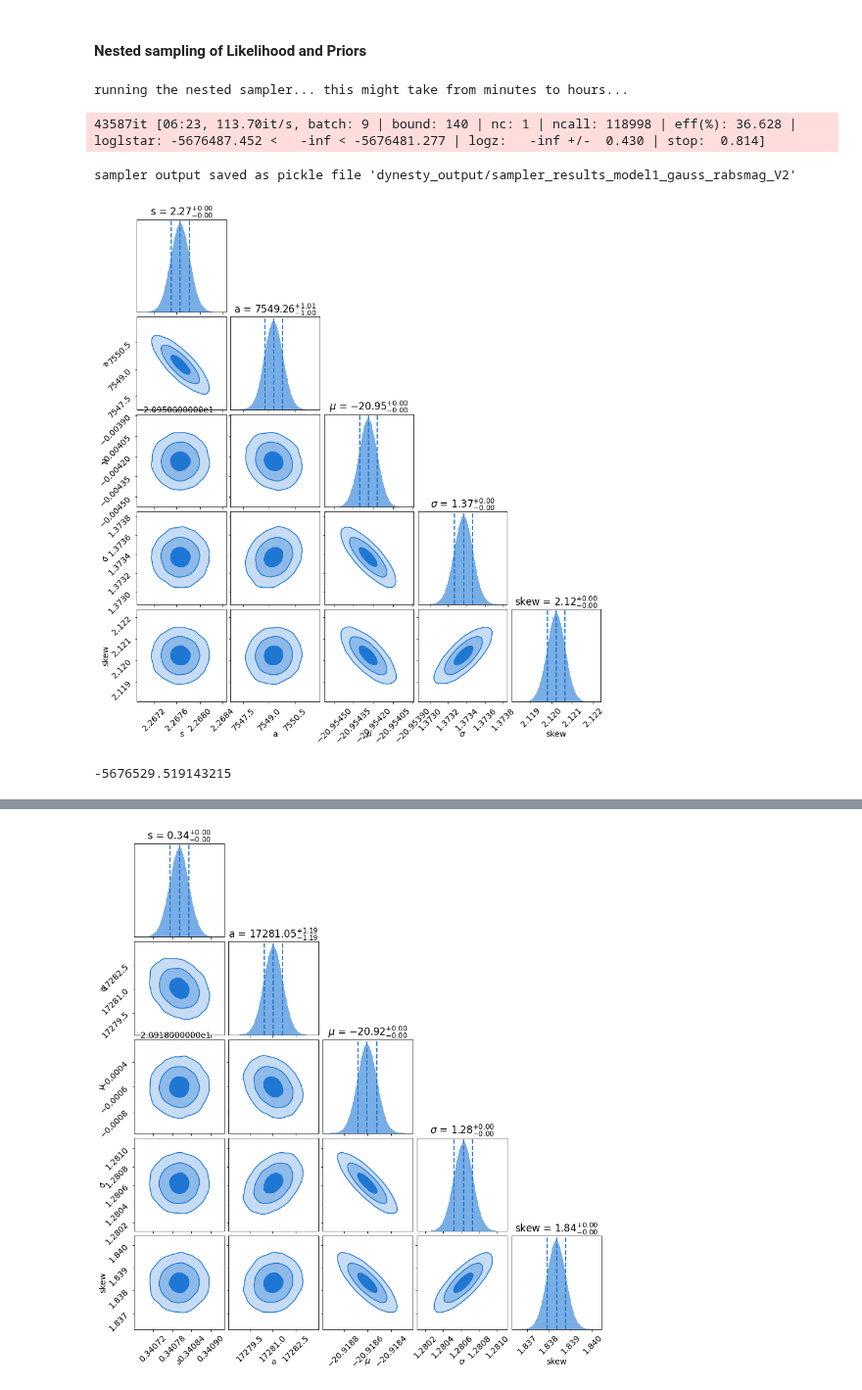
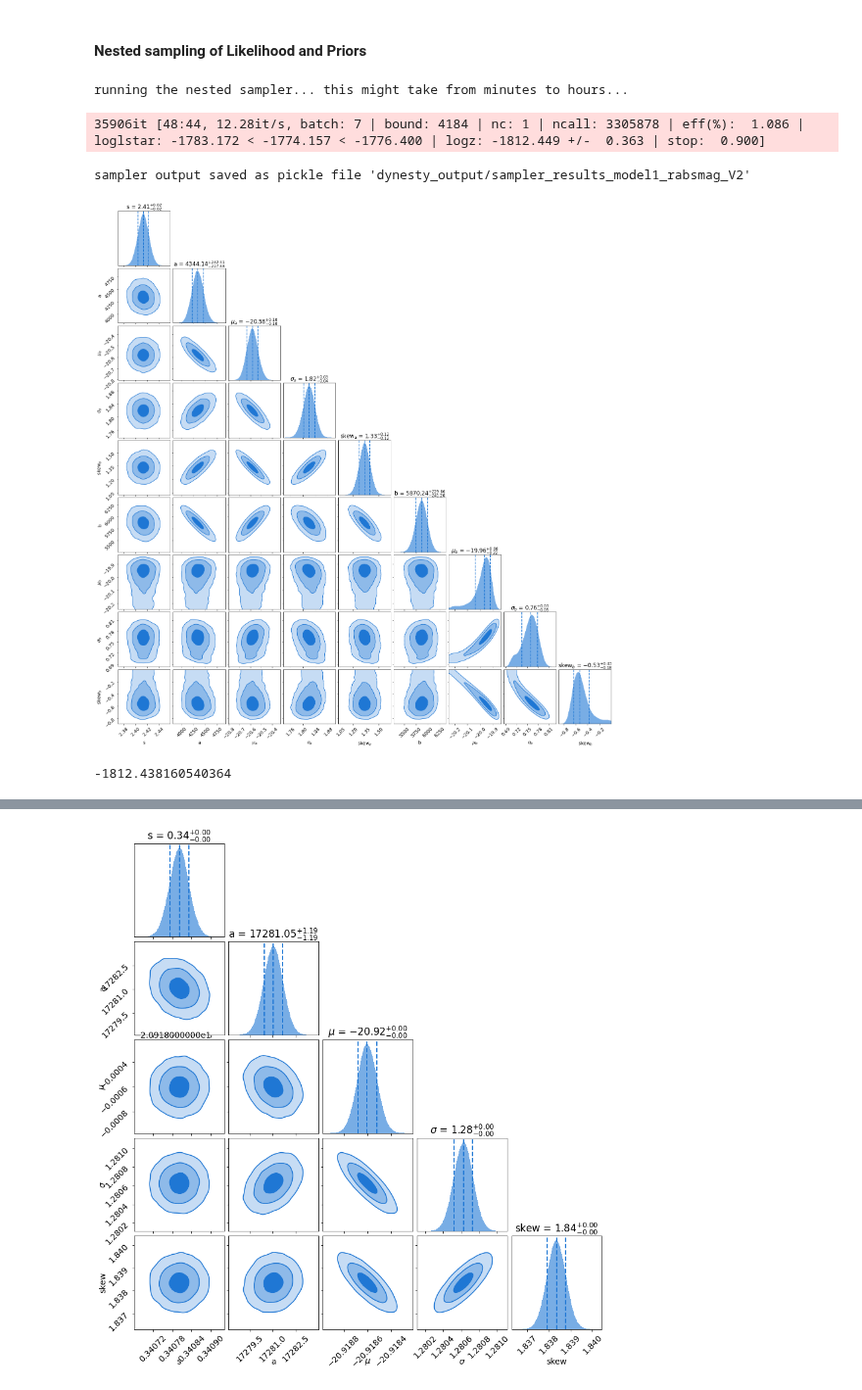
Before and after one commit to DESI-UR/Void_analysis, a Jupyter notebook: nb/Fatima_Zaidouni/Bayes_factors-rabsmag.ipynb, the cells around one changed output, grey strips where cells are left out. Shown at 98% size. Drawn from its saved outputs; the diff is of its cells as text; code cells hidden in the pictures.

Commit message:
Update of V2 void depth plots

```diff
--- a/nb/Fatima_Zaidouni/Bayes_factors-rabsmag.ipynb
+++ b/nb/Fatima_Zaidouni/Bayes_factors-rabsmag.ipynb
@@ -184,34 +217,46 @@ Model_1_sampler(prior_xform1_uni_V2,
                 rabsmag_NSA[wall_v2],
                 rabsmag_NSA[void_v2],
                 rabsmag_bins,
-                1,
+                2,
                 '_rabsmag_V2')
 # %% [output]
 running the nested sampler... this might take from minutes to hours...
-43587it [06:23, 113.70it/s, batch: 9 | bound: 140 | nc: 1 | ncall: 118998 | eff(%): 36.628 | loglstar: -5676487.452 <   -inf < -5676481.277 | logz:   -inf +/-  0.430 | stop:  0.814]
+35906it [48:44, 12.28it/s, batch: 7 | bound: 4184 | nc: 1 | ncall: 3305878 | eff(%):  1.086 | loglstar: -1783.172 < -1774.157 < -1776.400 | logz: -1812.449 +/-  0.363 | stop:  0.900]
-sampler output saved as pickle file 'dynesty_output/sampler_results_model1_gauss_rabsmag_V2'
+sampler output saved as pickle file 'dynesty_output/sampler_results_model1_rabsmag_V2'
 # %%
-temp_infile = open('dynesty_output/sampler_results_model1_gauss_rabsmag_V2.pickle', 'rb')
+#temp_infile = open('dynesty_output/sampler_results_model1_gauss_rabsmag_V2.pickle', 'rb')
+temp_infile = open('dynesty_output/sampler_results_model1_rabsmag_V2.pickle', 'rb')
 dres1_V2_rabsmag = pickle.load(temp_infile)
 temp_infile.close()
 # %%
 labels1_uni = ['s', 'a', r'$\mu$', r'$\sigma$', 'skew']
 labels2_uni = ['a', r'$\mu_a$', r'$\sigma_a$', 'skew$_a$', 'b', r'$\mu_b$', r'$\sigma_b$', 'skew$_b$']
+# %%
+labels1_bi = ['s', 'a', r'$\mu_a$', r'$\sigma_a$', 'skew$_a$',
+                    'b', r'$\mu_b$', r'$\sigma_b$', 'skew$_b$']
+labels2_bi = ['$a_1$', r'$\mu_{1a}$', r'$\sigma_{1a}$', 'skew$_{1a}$',
+               '$b_1$', r'$\mu_{1b}$', r'$\sigma_{1b}$', 'skew$_{1b}$',
+               '$a_2$', r'$\mu_{2a}$', r'$\sigma_{2a}$', 'skew$_{2a}$',
+               '$b_2$', r'$\mu_{2b}$', r'$\sigma_{2b}$', 'skew$_{2b}$']
 # %%
+#n_params = len(labels1_uni)
+n_params = len(labels1_bi)
+
 fig, axes = dyplot.cornerplot(dres1_V2_rabsmag, smooth=0.03,
-                              labels=labels1_uni,
+                              labels=labels1_bi,
+                              #labels=labels1_uni,
                               show_titles=True,
                               quantiles_2d=[1-np.exp(-0.5*r**2) for r in [1, 2, 3]],
                               quantiles=[0.16, 0.5, 0.84],
-                              fig=plt.subplots(5, 5, figsize=(2.5*5, 2.6*5)),
+                              fig=plt.subplots(n_params, n_params, figsize=(2.5*n_params, 2.6*n_params)),
                               color='#1f77d4')
 # %% [output]
-[figure, old version]
+[figure, new version]
 # %%
 lnzM1_V2_rabsmag = dres1_V2_rabsmag.logz[-1]
 lnzM1_V2_rabsmag
 # %% [output]
--5676529.519143215
+-1812.438160540364
 # %%
 def prior_xform1_uni_VF(u):
     '''
```
Also changed, not shown: parts of 12 cells of this notebook, 8 other files.
